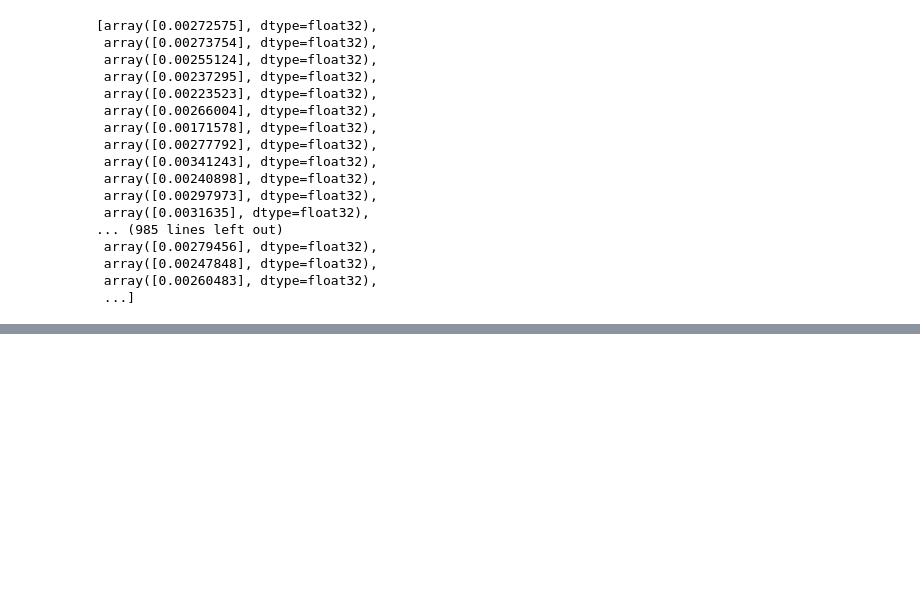
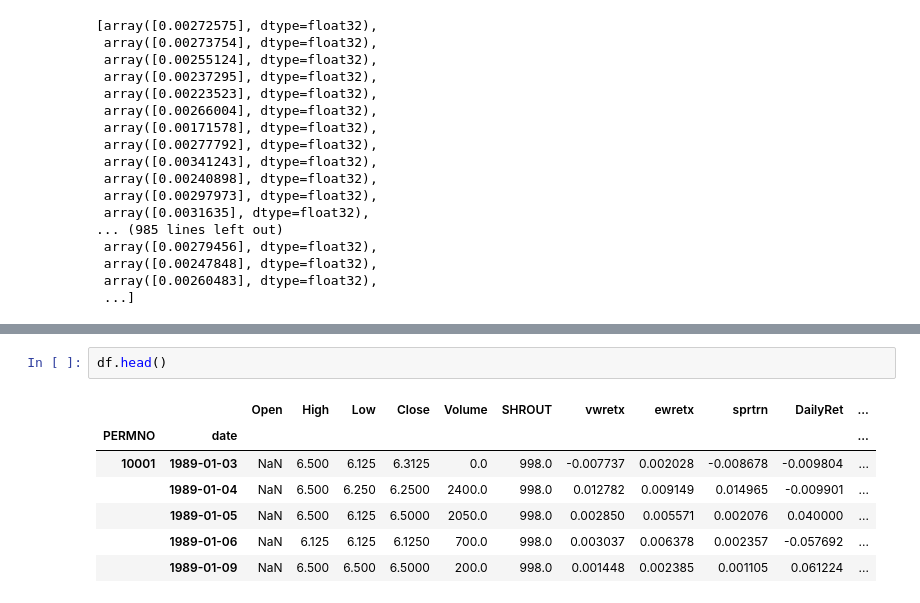
Before and after one commit to tushar2407/MGTF430, a Jupyter notebook: constantq.ipynb, the cells around one changed output, grey strips where cells are left out. Drawn from its saved outputs; the diff is of its cells as text; blank space fills up the shorter version.

```diff
--- a/constantq.ipynb
+++ b/constantq.ipynb
@@ -548,0 +582,10 @@ train_model_annually(begin_date, end_date)
+# %%
+df.head()
+# %% [output]
+|  |  | Open | High | Low | Close | Volume | SHROUT | vwretx | ewretx | sprtrn | DailyRet | ... |
+| PERMNO | date |  |  |  |  |  |  |  |  |  |  | ... |
+| 10001 | 1989-01-03 | NaN | 6.500 | 6.125 | 6.3125 | 0.0 | 998.0 | -0.007737 | 0.002028 | -0.008678 | -0.009804 | ... |
+|  | 1989-01-04 | NaN | 6.500 | 6.250 | 6.2500 | 2400.0 | 998.0 | 0.012782 | 0.009149 | 0.014965 | -0.009901 | ... |
+|  | 1989-01-05 | NaN | 6.500 | 6.125 | 6.5000 | 2050.0 | 998.0 | 0.002850 | 0.005571 | 0.002076 | 0.040000 | ... |
+|  | 1989-01-06 | NaN | 6.125 | 6.125 | 6.1250 | 700.0 | 998.0 | 0.003037 | 0.006378 | 0.002357 | -0.057692 | ... |
+|  | 1989-01-09 | NaN | 6.500 | 6.500 | 6.5000 | 200.0 | 998.0 | 0.001448 | 0.002385 | 0.001105 | 0.061224 | ... |
```
Also changed, not shown: parts of 30 cells of this notebook, 6 other files.
